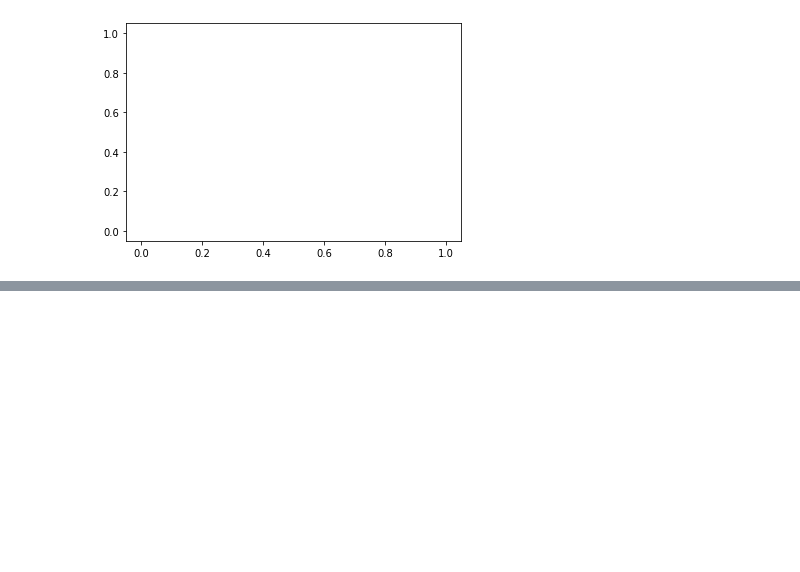
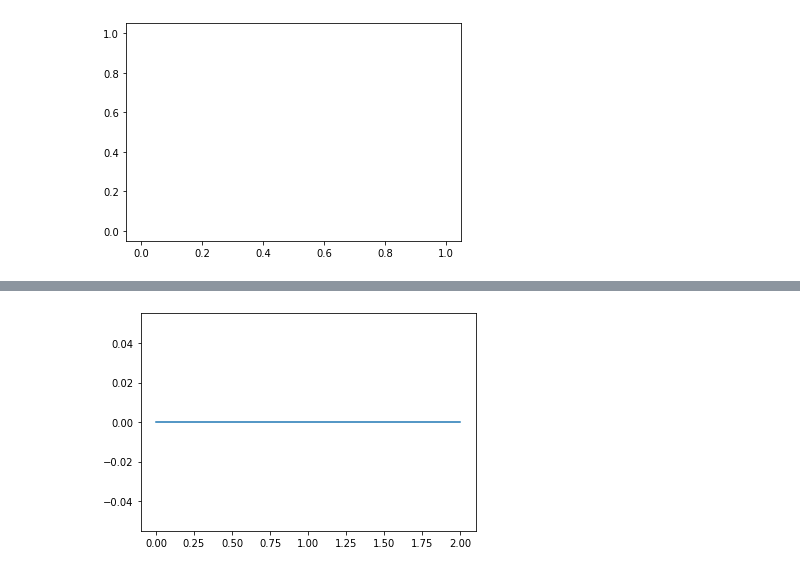
Before and after one commit to KennethThNg/Semester-project-dynamical-system-learning, a Jupyter notebook: ODELayersTest.ipynb, the cells around one changed output, grey strips where cells are left out. Saved outputs shown, nothing was run; the diff lists cells and outputs as text; code cells hidden in the pictures; blank space fills up the shorter version.

```diff
--- a/ODELayersTest.ipynb
+++ b/ODELayersTest.ipynb
@@ -365,14 +430,3 @@ tensor([[nan, nan, nan],
         [nan, nan, nan],
         [nan, nan, nan]], requires_grad=True)]
 [figure]
-# %%
-#Pytorch test
-Q0 = torch.Tensor([[0,0,0], [0,0,0], [0,0,0]]).requires_grad_(True)
-Q1 = torch.Tensor([[0,0,-1], [0,0,0], [0,0,0]]).requires_grad_(True)
-Q2 = torch.Tensor([[0,1,0],[0,0,0], [0,0,0]]).requires_grad_(True)
-
-x = torch.randn(100, 3)
-
-q0 = torch.diagonal(x.matmul(Q0.matmul(x.t()))).view(100,1)
-q1 = torch.diagonal(x.matmul(Q1.matmul(x.t()))).view(100,1)
-q2 = torch.diagonal(x.matmul(Q2.matmul(x.t()))).view(100,1)
@@ -383,3 +432,0 @@ torch.Size([100, 1])
-# %%
-phix = torch.cat((q0, q1, q2), dim=1)
-phix
@@ -403,0 +433,22 @@ tensor([[ 0.0000e+00,  7.0213e-01,  8.9253e-01],
+# %%
+#Pytorch test
+Q0 = np.asarray([[0.,0.,0.], [0.,0.,0.], [0.,0.,0.]])
+Q1 = np.asarray([[0.,0.,-1.], [0.,0.,0.], [0.,0.,0.]])
+Q2 = np.asarray([[0.,1.,0.],[0.,0.,0.], [0.,0.,0.]])
+sol = [[ 1., 1., 1.05]]
+
+for i in range(10000):
+    x = np.asarray(sol[-1])
+
+    q0 = x.T.dot(Q0.dot(x))
+    q1 = x.T.dot(Q1.dot(x))
+    q2 = x.T.dot(Q2.dot(x))
+
+    phix = np.asarray([q0, q1, q2])
+
+    sol.append(phix)
+
+X = np.asarray(sol)[:-1]
+Y = np.asarray(sol)[1:]
+train_x = torch.FloatTensor(X)
+train_y = torch.FloatTensor(Y)
@@ -403,0 +493,5 @@ tensor([[ 0.0000e+00,  7.0213e-01,  8.9253e-01],
+# %%
+plt.plot(phix)
+plt.show()
+# %% [output]
+[figure, added]
```
Also changed, not shown: parts of 19 cells of this notebook.
